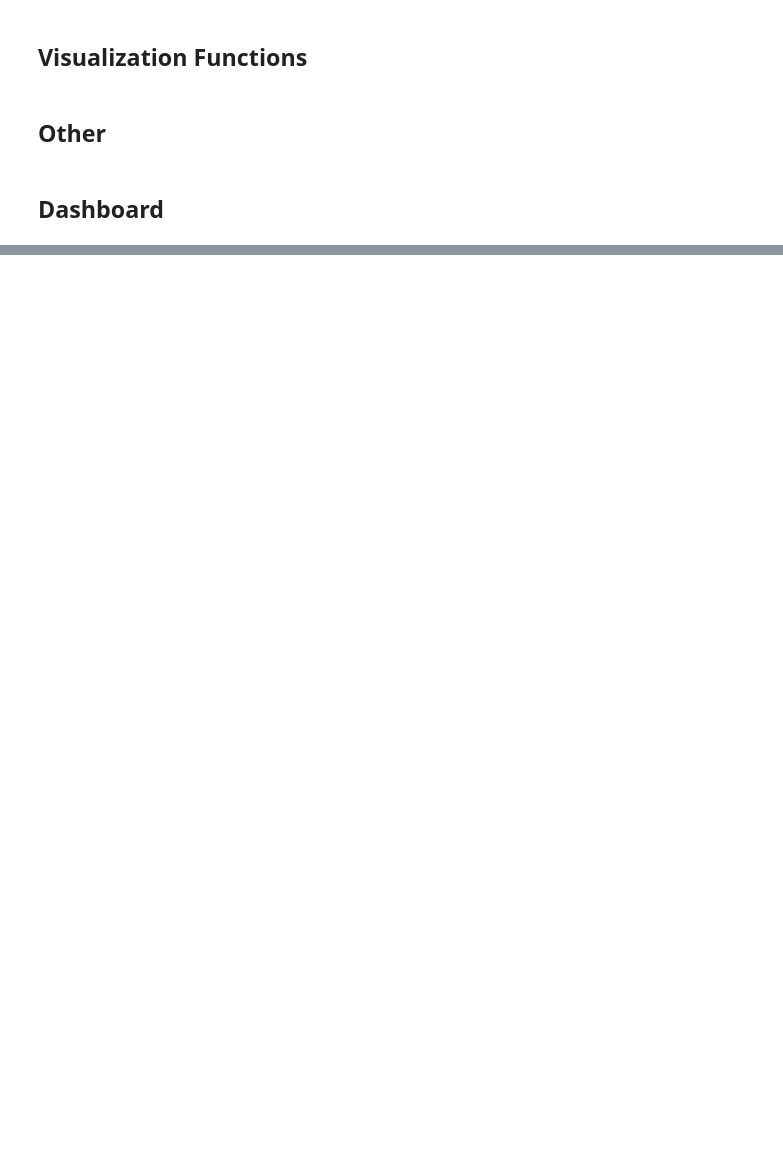
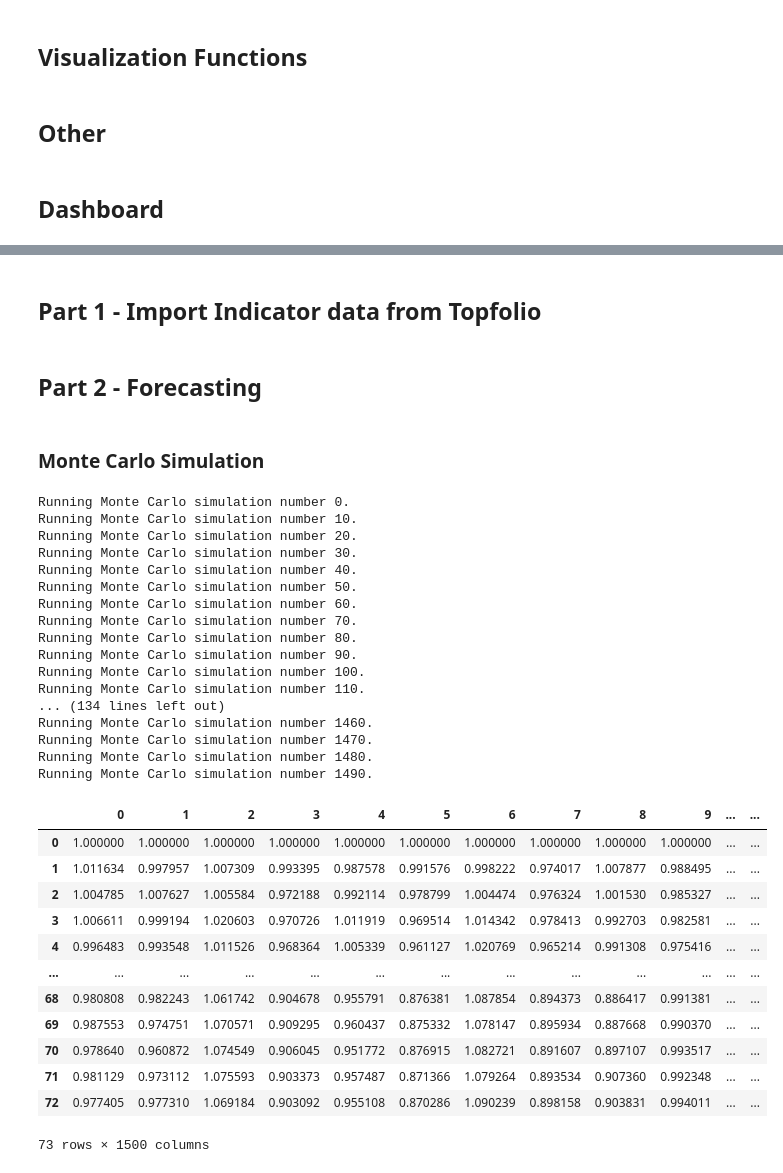
Before and after one commit to wchance/project1, a Jupyter notebook: notebooks/Final_Analysis.ipynb, the cells around one changed output, grey strips where cells are left out. Drawn from its saved outputs; the diff is of its cells as text; code cells hidden in the pictures; blank space fills up the shorter version.

```diff
--- a/notebooks/Final_Analysis.ipynb
+++ b/notebooks/Final_Analysis.ipynb
@@ -471,3 +437,5 @@ index_analysis_dashboard = pn.Column(pn.pane.Markdown(dashboard_title, width=700
 index_analysis_dashboard.servable()
 # %% [output]
 [interactive output not drawn]
+# %% [markdown]
+## Part 1 - Import Indicator data from Topfolio
@@ -473,0 +478,65 @@ index_analysis_dashboard.servable()
+# %%
+#Prepare Data for MCSimulation
+
+# Convert Unix Time to iso format
+df_btcusdt_data['timestamp']=(pd.to_datetime(df_btcusdt_data['timestamp'],unit='s'))
+
+# Set index to timestamp
+df_btcusdt_data = df_btcusdt_data.set_index(['timestamp'])
+
+# Sort Data
+df_btcusdt_data = df_btcusdt_data.sort_index()
+
+# Rename Column
+df_btcusdt_data.columns = ['open','high','low','close']
+
+df_btcusdt_data.columns = pd.MultiIndex.from_product([["BTCUSDT"], df_btcusdt_data.columns])
+# %% [markdown]
+## Part 2 - Forecasting
+# %% [markdown]
+### Monte Carlo Simulation
+# %%
+# Configuring a Monte Carlo simulation to forecast 30 years cumulative returns
+#Set number of simulations
+num_sims = 1500
+
+# Configure a Monte Carlo simulation to forecast
+MC_72_hours = MCSimulation(
+    portfolio_data = df_btcusdt_data,
+    num_simulation = num_sims,
+    num_trading_days = 72
+)
+# %%
+# Running a Monte Carlo simulation to forecast a week cumulative returns
+MC_72_hours.calc_cumulative_return()
+# %% [output]
+Running Monte Carlo simulation number 0.
+Running Monte Carlo simulation number 10.
+Running Monte Carlo simulation number 20.
+Running Monte Carlo simulation number 30.
+Running Monte Carlo simulation number 40.
+Running Monte Carlo simulation number 50.
+Running Monte Carlo simulation number 60.
+Running Monte Carlo simulation number 70.
+Running Monte Carlo simulation number 80.
+Running Monte Carlo simulation number 90.
+Running Monte Carlo simulation number 100.
+Running Monte Carlo simulation number 110.
+... (134 lines left out)
+Running Monte Carlo simulation number 1460.
+Running Monte Carlo simulation number 1470.
+Running Monte Carlo simulation number 1480.
+Running Monte Carlo simulation number 1490.
+|  | 0 | 1 | 2 | 3 | 4 | 5 | 6 | 7 | 8 | 9 | ... | ... |
+| 0 | 1.000000 | 1.000000 | 1.000000 | 1.000000 | 1.000000 | 1.000000 | 1.000000 | 1.000000 | 1.000000 | 1.000000 | ... | ... |
+| 1 | 1.011634 | 0.997957 | 1.007309 | 0.993395 | 0.987578 | 0.991576 | 0.998222 | 0.974017 | 1.007877 | 0.988495 | ... | ... |
+| 2 | 1.004785 | 1.007627 | 1.005584 | 0.972188 | 0.992114 | 0.978799 | 1.004474 | 0.976324 | 1.001530 | 0.985327 | ... | ... |
+| 3 | 1.006611 | 0.999194 | 1.020603 | 0.970726 | 1.011919 | 0.969514 | 1.014342 | 0.978413 | 0.992703 | 0.982581 | ... | ... |
+| 4 | 0.996483 | 0.993548 | 1.011526 | 0.968364 | 1.005339 | 0.961127 | 1.020769 | 0.965214 | 0.991308 | 0.975416 | ... | ... |
+| ... | ... | ... | ... | ... | ... | ... | ... | ... | ... | ... | ... | ... |
+| 68 | 0.980808 | 0.982243 | 1.061742 | 0.904678 | 0.955791 | 0.876381 | 1.087854 | 0.894373 | 0.886417 | 0.991381 | ... | ... |
+| 69 | 0.987553 | 0.974751 | 1.070571 | 0.909295 | 0.960437 | 0.875332 | 1.078147 | 0.895934 | 0.887668 | 0.990370 | ... | ... |
+| 70 | 0.978640 | 0.960872 | 1.074549 | 0.906045 | 0.951772 | 0.876915 | 1.082721 | 0.891607 | 0.897107 | 0.993517 | ... | ... |
+| 71 | 0.981129 | 0.973112 | 1.075593 | 0.903373 | 0.957487 | 0.871366 | 1.079264 | 0.893534 | 0.907360 | 0.992348 | ... | ... |
+| 72 | 0.977405 | 0.977310 | 1.069184 | 0.903092 | 0.955108 | 0.870286 | 1.090239 | 0.898158 | 0.903831 | 0.994011 | ... | ... |
+73 rows × 1500 columns
```
Also changed, not shown: parts of 21 cells of this notebook.
